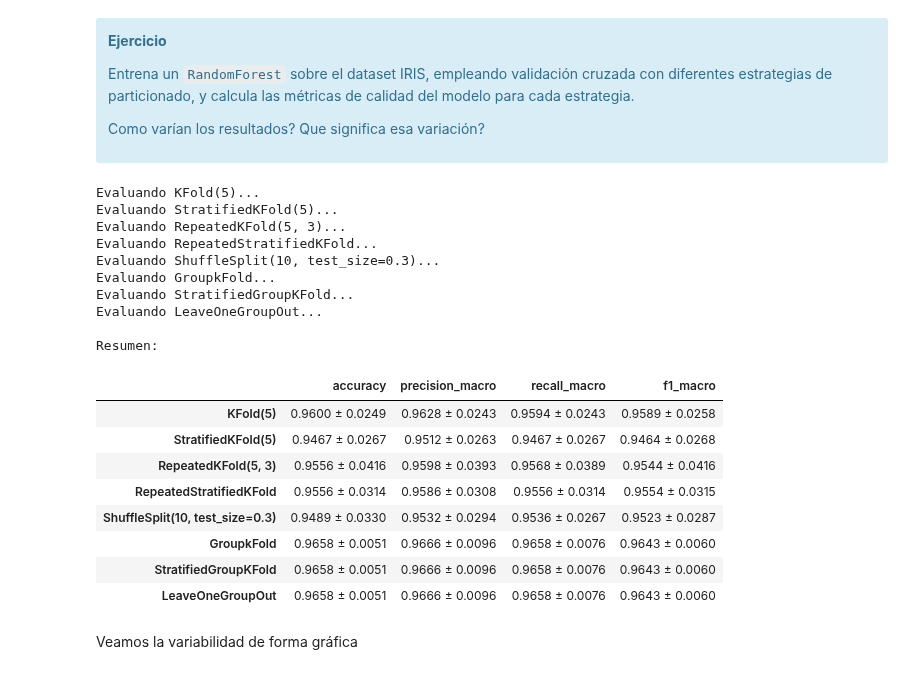
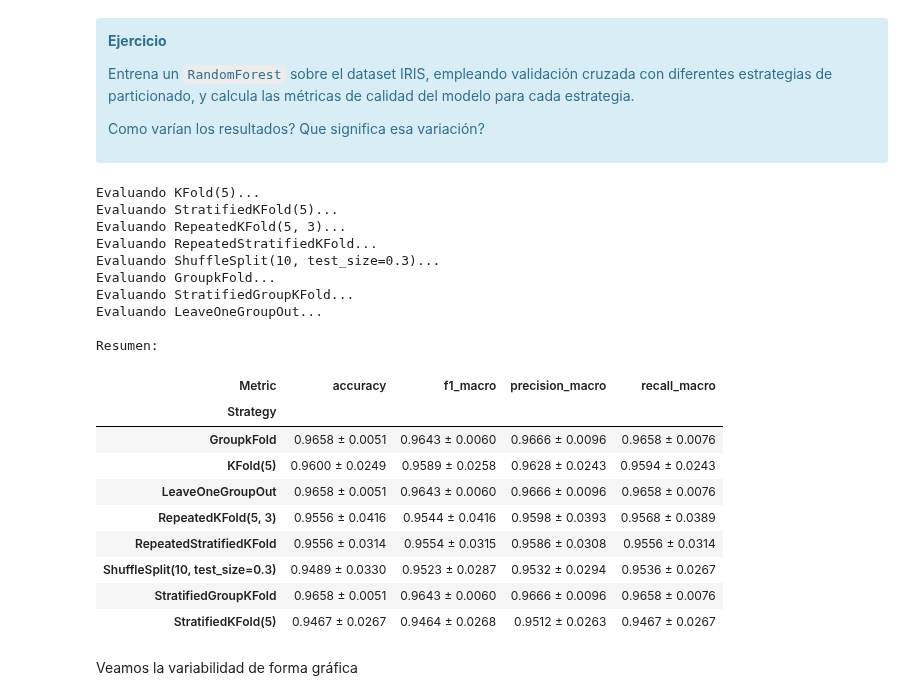
Before and after one commit to uisitoam/Master-Big-Data, a Jupyter notebook: Minería de datos/Practica/evaluación_LuisArdevol.ipynb, the cells around one changed output. Cells and saved outputs as stored; diff of their text form; code cells hidden in the pictures.

```diff
--- a/Minería de datos/Practica/evaluación_LuisArdevol.ipynb
+++ b/Minería de datos/Practica/evaluación_LuisArdevol.ipynb
@@ -784,77 +779,51 @@ scoring = {
     'f1_macro': 'f1_macro'
 }
 
-results = {}
-summary_results = pd.DataFrame()
+results = []
 
 for strategy_name, cv in cv_strategies.items():
     print(f"Evaluando {strategy_name}...")
 
     if 'Group' in strategy_name:
         cv_results = cross_validate(rf, X, y, cv=cv, scoring=scoring,
                                     return_train_score=True, groups=groups)
     else:
         cv_results = cross_validate(rf, X, y, cv=cv, scoring=scoring,
                                     return_train_score=True)
 
-    strategy_results = {}
+    for metric_key in scoring.keys():
+        test_scores = cv_results[f'test_{metric_key}']
+        mean = test_scores.mean()
+        std = test_scores.std()
 
-    for metric_key, metric_display in scoring.items():
-        test_scores = cv_results[f'test_{metric_key}']
+        results.append([strategy_name, metric_key, f"{mean:.4f} ± {std:.4f}"])
 
-        strategy_results[metric_display] = {
-            'scores': test_scores,
-            'mean': test_scores.mean(),
-            'std': test_scores.std()
-        }
-
-        summary_row = {
-            'Strategy': strategy_name,
-            'Metric': metric_display,
-            'Mean': test_scores.mean(),
-            'Std': test_scores.std(),
-            'Min': test_scores.min(),
-            'Max': test_scores.max(),
-            'N_Splits': len(test_scores)
-        }
-
-        summary_results = pd.concat([summary_results, pd.DataFrame([summary_row])], ignore_index=True)
-
-    results[strategy_name] = strategy_results
-
-resultados = pd.DataFrame(index=summary_results['Strategy'].unique(),
-                                columns=summary_results['Metric'].unique())
-
-for _, row in summary_results.iterrows():
-    strategy = row['Strategy']
-    metric = row['Metric']
-    mean = row['Mean']
-    std = row['Std']
-
-    resultados.loc[strategy, metric] = f"{mean:.4f} ± {std:.4f}"
+resultados = pd.DataFrame(results, columns=['Strategy', 'Metric', 'Mean ± Std'])
+resultados = resultados.pivot(index='Strategy', columns='Metric', values='Mean ± Std')
 
 print("\nResumen:")
 resultados
 # %% [output]
 Evaluando KFold(5)...
 Evaluando StratifiedKFold(5)...
 Evaluando RepeatedKFold(5, 3)...
 Evaluando RepeatedStratifiedKFold...
 Evaluando ShuffleSplit(10, test_size=0.3)...
 Evaluando GroupkFold...
 Evaluando StratifiedGroupKFold...
 Evaluando LeaveOneGroupOut...
 
 Resumen:
-|  | accuracy | precision_macro | recall_macro | f1_macro |
-| KFold(5) | 0.9600 ± 0.0249 | 0.9628 ± 0.0243 | 0.9594 ± 0.0243 | 0.9589 ± 0.0258 |
-| StratifiedKFold(5) | 0.9467 ± 0.0267 | 0.9512 ± 0.0263 | 0.9467 ± 0.0267 | 0.9464 ± 0.0268 |
-| RepeatedKFold(5, 3) | 0.9556 ± 0.0416 | 0.9598 ± 0.0393 | 0.9568 ± 0.0389 | 0.9544 ± 0.0416 |
-| RepeatedStratifiedKFold | 0.9556 ± 0.0314 | 0.9586 ± 0.0308 | 0.9556 ± 0.0314 | 0.9554 ± 0.0315 |
-| ShuffleSplit(10, test_size=0.3) | 0.9489 ± 0.0330 | 0.9532 ± 0.0294 | 0.9536 ± 0.0267 | 0.9523 ± 0.0287 |
-| GroupkFold | 0.9658 ± 0.0051 | 0.9666 ± 0.0096 | 0.9658 ± 0.0076 | 0.9643 ± 0.0060 |
-| StratifiedGroupKFold | 0.9658 ± 0.0051 | 0.9666 ± 0.0096 | 0.9658 ± 0.0076 | 0.9643 ± 0.0060 |
-| LeaveOneGroupOut | 0.9658 ± 0.0051 | 0.9666 ± 0.0096 | 0.9658 ± 0.0076 | 0.9643 ± 0.0060 |
+| Metric | accuracy | f1_macro | precision_macro | recall_macro |
+| Strategy |  |  |  |  |
+| GroupkFold | 0.9658 ± 0.0051 | 0.9643 ± 0.0060 | 0.9666 ± 0.0096 | 0.9658 ± 0.0076 |
+| KFold(5) | 0.9600 ± 0.0249 | 0.9589 ± 0.0258 | 0.9628 ± 0.0243 | 0.9594 ± 0.0243 |
+| LeaveOneGroupOut | 0.9658 ± 0.0051 | 0.9643 ± 0.0060 | 0.9666 ± 0.0096 | 0.9658 ± 0.0076 |
+| RepeatedKFold(5, 3) | 0.9556 ± 0.0416 | 0.9544 ± 0.0416 | 0.9598 ± 0.0393 | 0.9568 ± 0.0389 |
+| RepeatedStratifiedKFold | 0.9556 ± 0.0314 | 0.9554 ± 0.0315 | 0.9586 ± 0.0308 | 0.9556 ± 0.0314 |
+| ShuffleSplit(10, test_size=0.3) | 0.9489 ± 0.0330 | 0.9523 ± 0.0287 | 0.9532 ± 0.0294 | 0.9536 ± 0.0267 |
+| StratifiedGroupKFold | 0.9658 ± 0.0051 | 0.9643 ± 0.0060 | 0.9666 ± 0.0096 | 0.9658 ± 0.0076 |
+| StratifiedKFold(5) | 0.9467 ± 0.0267 | 0.9464 ± 0.0268 | 0.9512 ± 0.0263 | 0.9467 ± 0.0267 |
 # %% [markdown]
 Veamos la variabilidad de forma gráfica
 # %%
```
Also changed, not shown: parts of 6 cells of this notebook, 2 other files.
